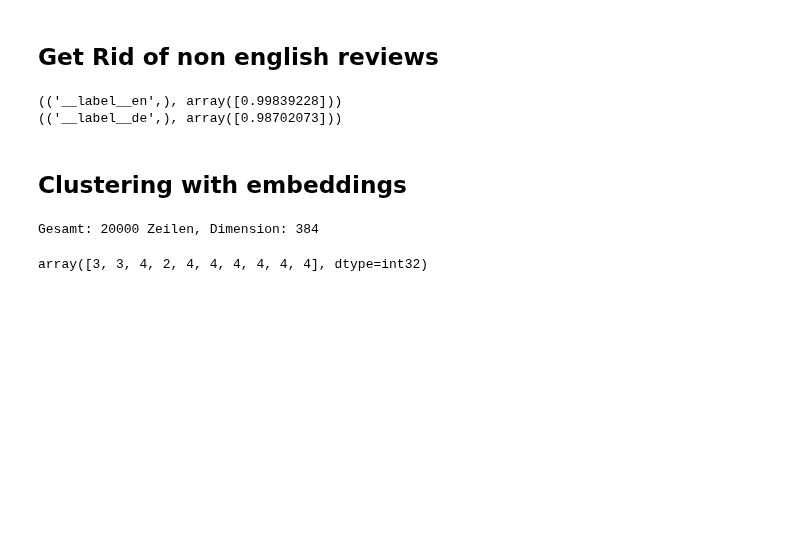
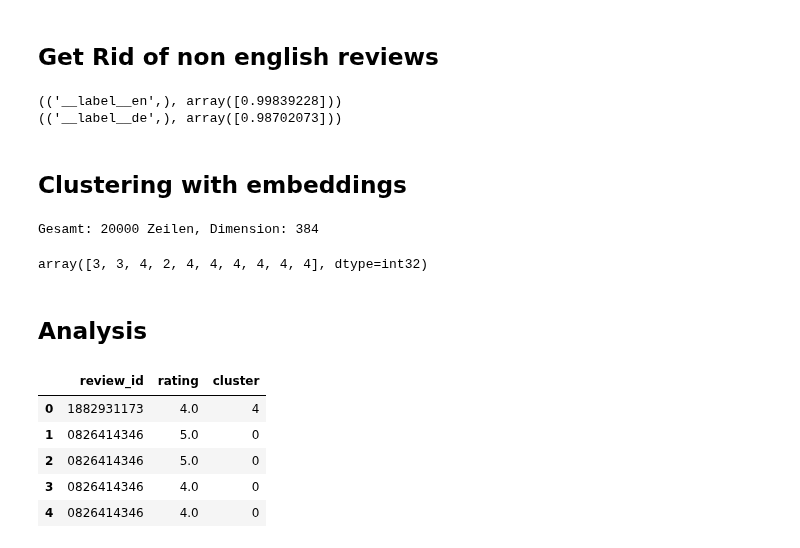
Before and after one commit to tanjapock/AmazonReview, a Jupyter notebook: tanja.ipynb, the cells around one changed output. Saved outputs shown, nothing was run; the diff lists cells and outputs as text; code cells hidden in the pictures; blank space fills up the shorter version.

```diff
--- a/tanja.ipynb
+++ b/tanja.ipynb
@@ -348,3 +348,16 @@ labels_all = kmeans.labels_.astype(np.int32)
 labels_all[0:10]
 # %% [output]
 array([3, 3, 4, 2, 4, 4, 4, 4, 4, 4], dtype=int32)
+# %% [markdown]
+## Analysis
+# %%
+#load data with pandas
+cluster = pd.read_csv("/dtu/blackhole/1a/222266/clustered_reviews.csv")
+cluster.head()
+# %% [output]
+|  | review_id | rating | cluster |
+| 0 | 1882931173 | 4.0 | 4 |
+| 1 | 0826414346 | 5.0 | 0 |
+| 2 | 0826414346 | 5.0 | 0 |
+| 3 | 0826414346 | 4.0 | 0 |
+| 4 | 0826414346 | 4.0 | 0 |
```
Also changed, not shown: parts of 16 cells of this notebook.
